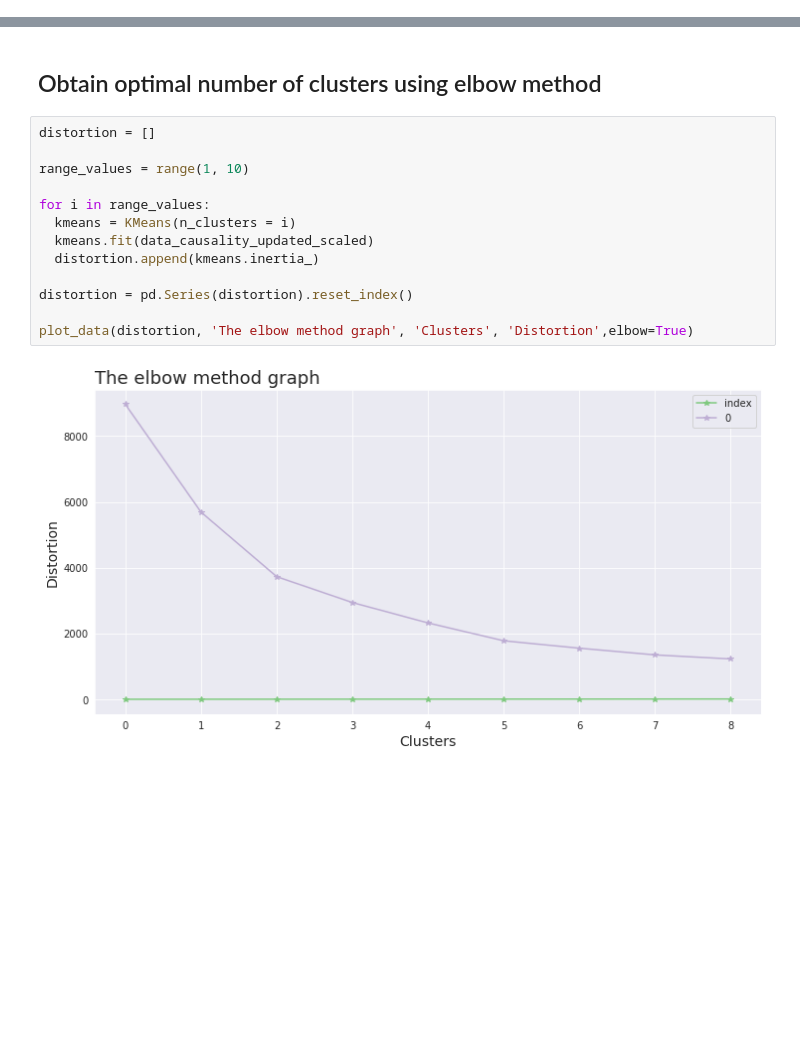
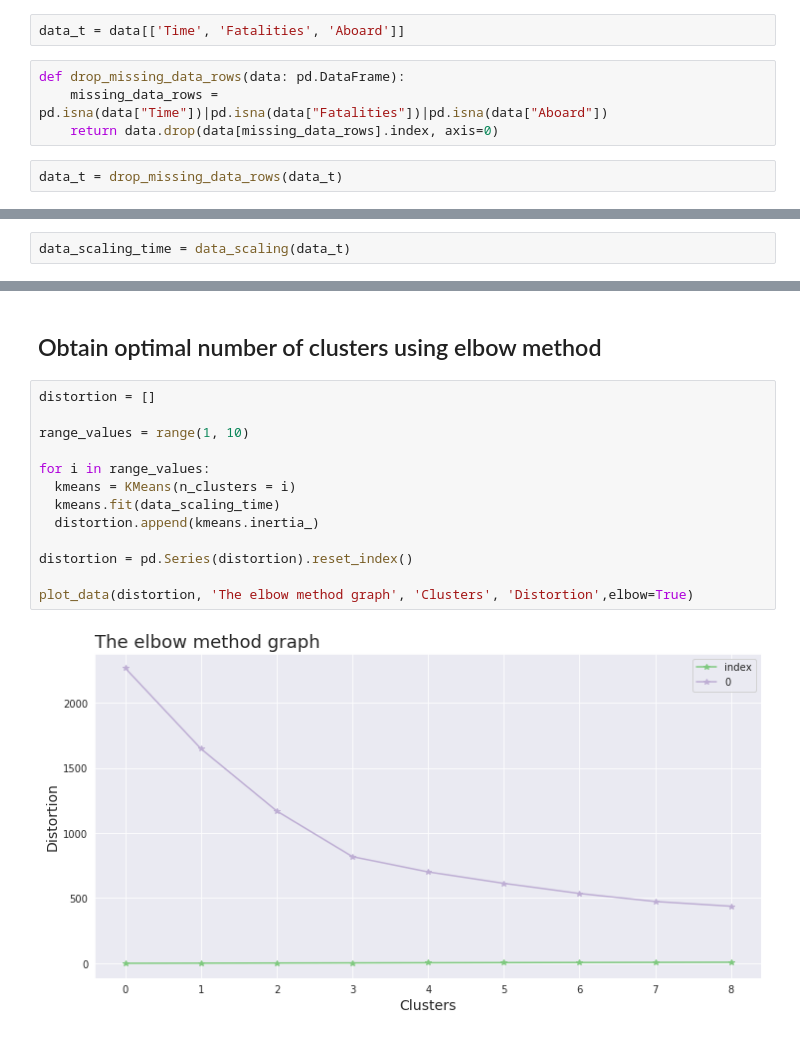
Before and after one commit to imsouza/airplane-crash, a Jupyter notebook: EDA - Airplane Crash.ipynb, the cells around one changed output, grey strips where cells are left out. Cells and saved outputs as stored; diff of their text form; blank space fills up the shorter version.

```diff
--- a/EDA - Airplane Crash.ipynb
+++ b/EDA - Airplane Crash.ipynb
@@ -486,6 +381,14 @@ plot_data(data_causality_updated_samples.rolling(10).mean(), 'A sample analysis
 > 2 - Better visualization: When we cannot get a good visualization due to high number of dimensions we use PCA to reduce it into a shadow of 2D or 3D features (or even more but convenient enough for better parallel coordinates or Andrew Curve, e.g. when you transfer 100 features into 10 features you cannot still depict it as 2D or 3D but you can get a much better Andrew Curve)
 
 > 3- Reduce size: When we have too much data and we are going to use process-intensive algorithms (like many supervised algorithms) on the data so we need to get rid of redundancy .
+# %%
+data_t = data[['Time', 'Fatalities', 'Aboard']]
+# %%
+def drop_missing_data_rows(data: pd.DataFrame):
+    missing_data_rows = pd.isna(data["Time"])|pd.isna(data["Fatalities"])|pd.isna(data["Aboard"])
+    return data.drop(data[missing_data_rows].index, axis=0)
+# %%
+data_t = drop_missing_data_rows(data_t)
 # %% [markdown]
 ## Data normalization
 # %%
@@ -501,0 +403,2 @@ data_causality_updated_scaled = data_scaling(data_causality_updated)
+# %%
+data_scaling_time = data_scaling(data_t)
@@ -544,17 +447,17 @@ pca_df.head()
 # %%
 distortion = []
 
 range_values = range(1, 10)
 
 for i in range_values:
   kmeans = KMeans(n_clusters = i)
-  kmeans.fit(data_causality_updated_scaled)
+  kmeans.fit(data_scaling_time)
   distortion.append(kmeans.inertia_)
 
 distortion = pd.Series(distortion).reset_index()
 
 plot_data(distortion, 'The elbow method graph', 'Clusters', 'Distortion',elbow=True)
 # %% [output]
-[figure, old version]
+[figure, new version]
 # %%
 kmeans = KMeans(3)
```
Also changed, not shown: parts of 58 cells of this notebook.
